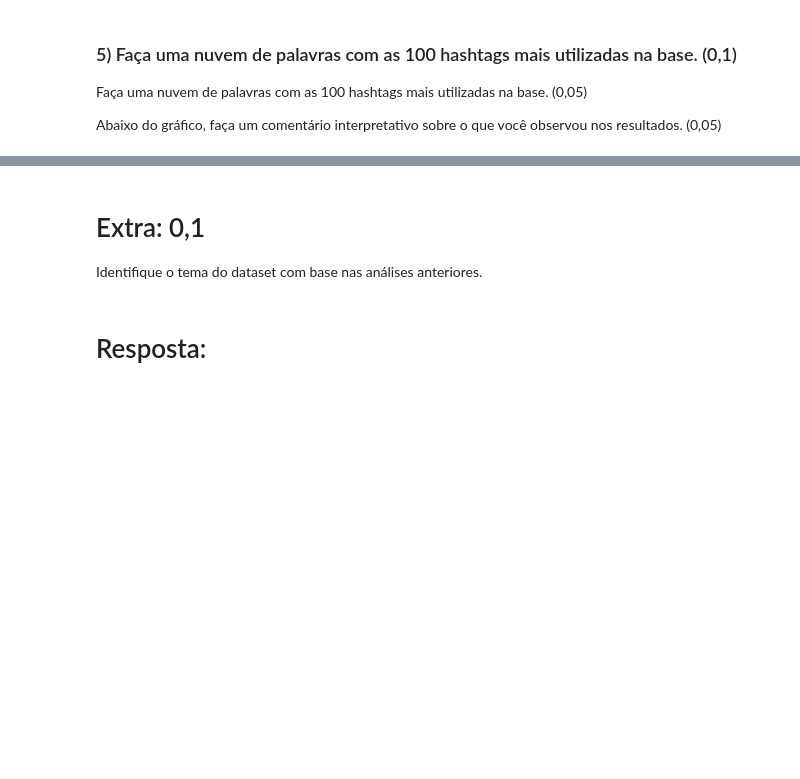
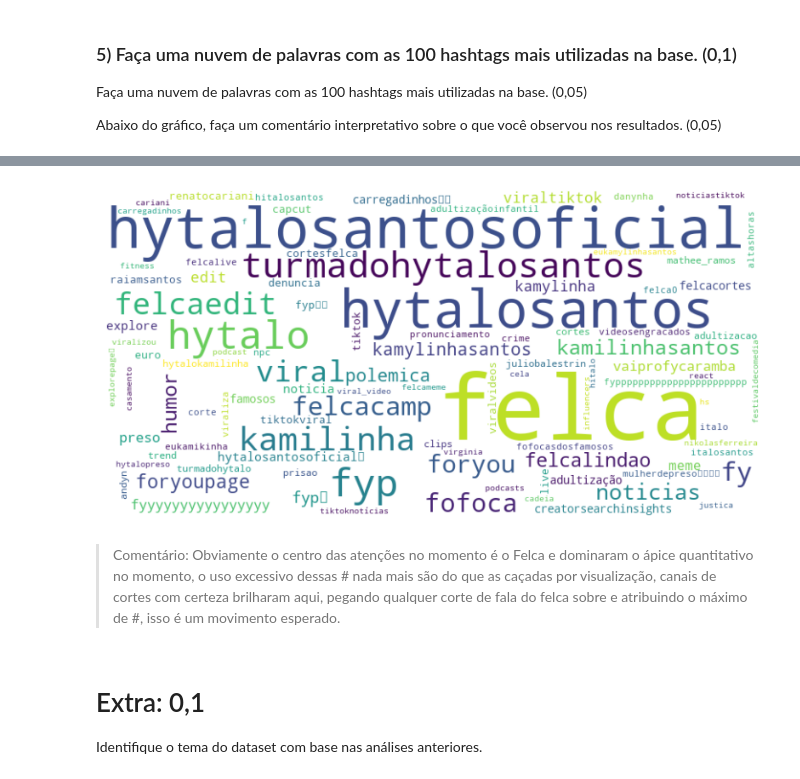
Before and after one commit to GuOliv2306/ExtracaoAnalise_FGVComunicacao, a Jupyter notebook: projeto2/projeto2.ipynb, the cells around one changed output, grey strips where cells are left out. Saved outputs shown, nothing was run; the diff lists cells and outputs as text; code cells hidden in the pictures; blank space fills up the shorter version.

```diff
--- a/projeto2/projeto2.ipynb
+++ b/projeto2/projeto2.ipynb
@@ -136,0 +220,9 @@ Abaixo do gráfico, faça um comentário interpretativo sobre o que você observ
+# %%
+# Faz a limpa e pega as hashtags mais citadas
+df = pd.read_csv('tktk_base1.csv')
+hashtags = df['textExtra'].dropna().apply(lambda x: [tag['hashtagName'] for tag in eval(x) if tag['hashtagName']]).explode()
+# Conta as ocorrências de cada hashtag e pega as 100 principais
+top_hashtags = hashtags.value_counts().head(100)
+# Cria o df com base nos top hashtags
+df = pd.DataFrame({'top_hashtags': top_hashtags})
+df
@@ -137,6 +244,21 @@ Abaixo do gráfico, faça um comentário interpretativo sobre o que você observ
+# %%
+import wordcloud as wc
+
+# Gera a nuvem de palavras usando a frequência dos hashtags
+wordcloud = wc.WordCloud(width=800, height=400, background_color='white').generate_from_frequencies(top_hashtags)
+
+import matplotlib.pyplot as plt
+
+# Exibe a nuvem de palavras
+plt.figure(figsize=(10, 5))
+plt.imshow(wordcloud, interpolation='bilinear') # Exibe a imagem da nuvem de palavras, a interpolação é bilinear pois suaviza a imagem(tive que pesquisar sobre isso)
+plt.axis('off') # Tira os eixos
+plt.show()
+# %% [output]
+[figure, added]
+# %% [markdown]
+> Comentário: Obviamente o centro das atenções no momento é o Felca e dominaram o ápice quantitativo no momento, o uso excessivo dessas # nada mais são do que as caçadas por visualização, canais de cortes com certeza brilharam aqui, pegando qualquer corte de fala do felca sobre e atribuindo o máximo de #, isso é um movimento esperado.
 # %% [markdown]
 # Extra: 0,1
 
 Identifique o tema do dataset com base nas análises anteriores.
-# %% [markdown]
-# Resposta:
```
Also changed, not shown: parts of 17 cells of this notebook, 1 other file.
